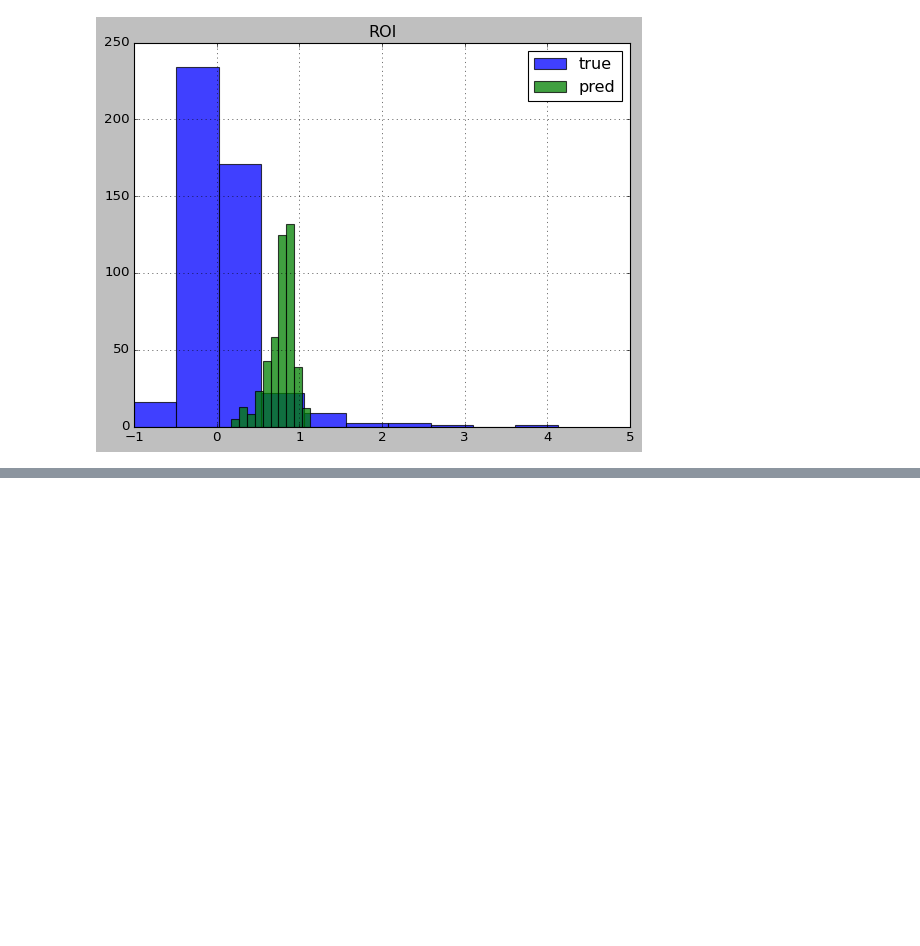
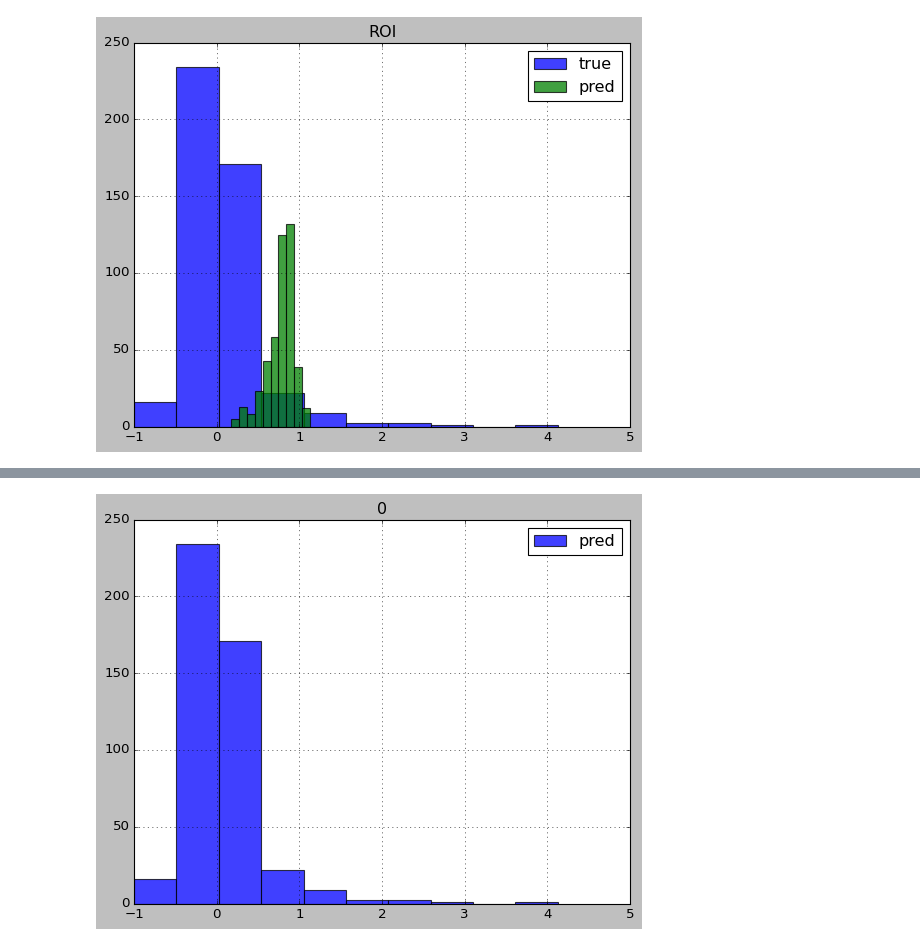
Before and after one commit to SunYutongAmber/portfolio, a Jupyter notebook: Final Project/code/Final_Analyze_Cryptopunks_Data_Machine_Learning_for_Predicting_Market_Congestion.ipynb, the cells around one changed output, grey strips where cells are left out. Cells and saved outputs as stored; diff of their text form; code cells hidden in the pictures; blank space fills up the shorter version.

```diff
--- a/Final Project/code/Final_Analyze_Cryptopunks_Data_Machine_Learning_for_Predicting_Market_Congestion.ipynb
+++ b/Final Project/code/Final_Analyze_Cryptopunks_Data_Machine_Learning_for_Predicting_Market_Congestion.ipynb
@@ -573,0 +580,7 @@ fig.show()
+# %%
+from sklearn.linear_model import Ridge
+import numpy as np
+
+clf = Ridge(alpha=1.0)
+clf.fit(X_train, y_train)
+Ridge()
@@ -573,0 +589,3 @@ fig.show()
+# %%
+y_pred =clf.predict(X_test)
+y_pred = pd.DataFrame(y_pred)
@@ -573,0 +608,9 @@ fig.show()
+# %%
+fig, ax = plt.subplots()
+
+y_pred.hist(ax=ax, label='pred', alpha=.75)
+
+ax.legend()
+fig.show()
+# %% [output]
+[figure, added]
```
Also changed, not shown: parts of 13 cells of this notebook.
